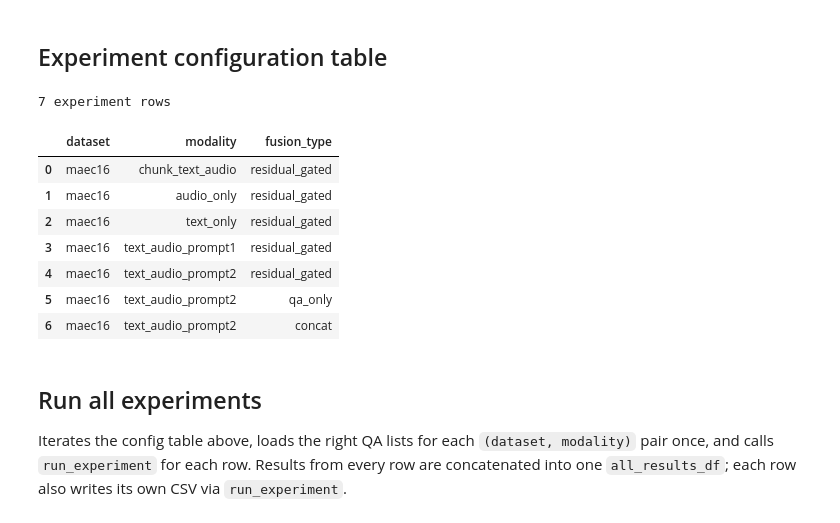
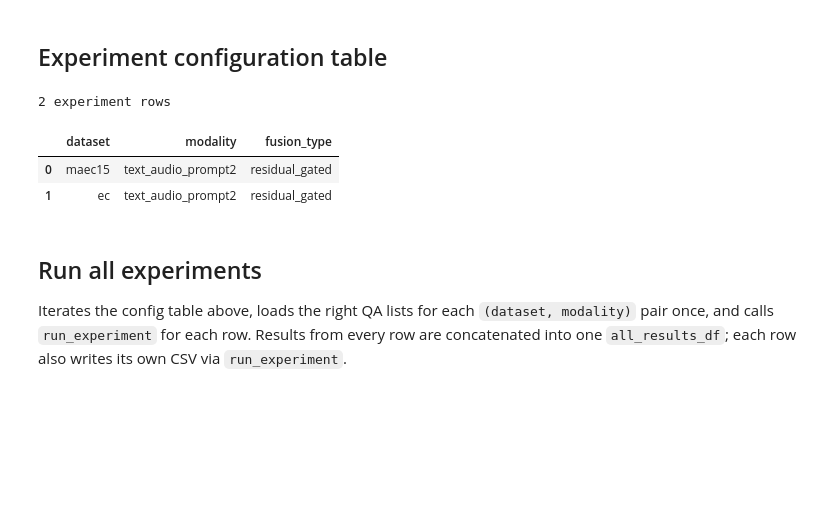
Before and after one commit to hosein97/ecc-volatility-prediction, a Jupyter notebook: ECC_volatility_prediction.ipynb, the cells around one changed output. Cells and saved outputs as stored; diff of their text form; code cells hidden in the pictures; blank space fills up the shorter version.

Commit message:
Run on maec15, ec

```diff
--- a/ECC_volatility_prediction.ipynb
+++ b/ECC_volatility_prediction.ipynb
@@ -951,55 +954,55 @@ def run_experiment(
 # %% [markdown]
 ## Experiment configuration table
 # %%
-MODALITIES = ["chunk_text_audio","audio_only","text_only", "text_audio_prompt1", 'text_audio_prompt2']
+#********* for maec16 uncomment this *********
+# MODALITIES = ["chunk_text_audio","audio_only","text_only", "text_audio_prompt1", 'text_audio_prompt2'] # For maec16 run, uncomment this
+
+#********* for maec15 and ec *********
+MODALITIES = ['text_audio_prompt2']
 
 
 
-DATASETS = ["maec16"]
+DATASETS = ["maec15", "ec"] # can be "maec15", "maec16", "ec"
 FUSION_TYPES = ["residual_gated"]
 
 
 PROMPT2 = "text_audio_prompt2"
 
 
 EXPERIMENT_CONFIG = []
 
 for modality in MODALITIES:
     for dataset in DATASETS:
         for fusion_type in FUSION_TYPES:
             EXPERIMENT_CONFIG.append({
                 "dataset": dataset,
                 "modality": modality,
                 "fusion_type": fusion_type,
             })
 
-    if modality == PROMPT2:
-        for dataset in DATASETS:
-            EXPERIMENT_CONFIG.append({
-                "dataset": dataset,
-                "modality": modality,
-                "fusion_type": "qa_only",
-            })
-            EXPERIMENT_CONFIG.append({
-                "dataset": dataset,
-                "modality": modality,
-                "fusion_type": "concat",
-            })
+    #********* for maec16 uncomment this *********
+    # if modality == PROMPT2:
+    #     for dataset in DATASETS:
+    #         EXPERIMENT_CONFIG.append({
+    #             "dataset": dataset,
+    #             "modality": modality,
+    #             "fusion_type": "qa_only",
+    #         })
+    #         EXPERIMENT_CONFIG.append({
+    #             "dataset": dataset,
+    #             "modality": modality,
+    #             "fusion_type": "concat",
+    #         })
 
 
 experiment_config_df = pd.DataFrame(EXPERIMENT_CONFIG)
 print(f"{len(experiment_config_df)} experiment rows")
 experiment_config_df
 # %% [output]
-7 experiment rows
+2 experiment rows
 |  | dataset | modality | fusion_type |
-| 0 | maec16 | chunk_text_audio | residual_gated |
-| 1 | maec16 | audio_only | residual_gated |
-| 2 | maec16 | text_only | residual_gated |
-| 3 | maec16 | text_audio_prompt1 | residual_gated |
-| 4 | maec16 | text_audio_prompt2 | residual_gated |
-| 5 | maec16 | text_audio_prompt2 | qa_only |
-| 6 | maec16 | text_audio_prompt2 | concat |
+| 0 | maec15 | text_audio_prompt2 | residual_gated |
+| 1 | ec | text_audio_prompt2 | residual_gated |
 # %% [markdown]
 ## Run all experiments
 
```
Also changed, not shown: parts of 10 cells of this notebook.
